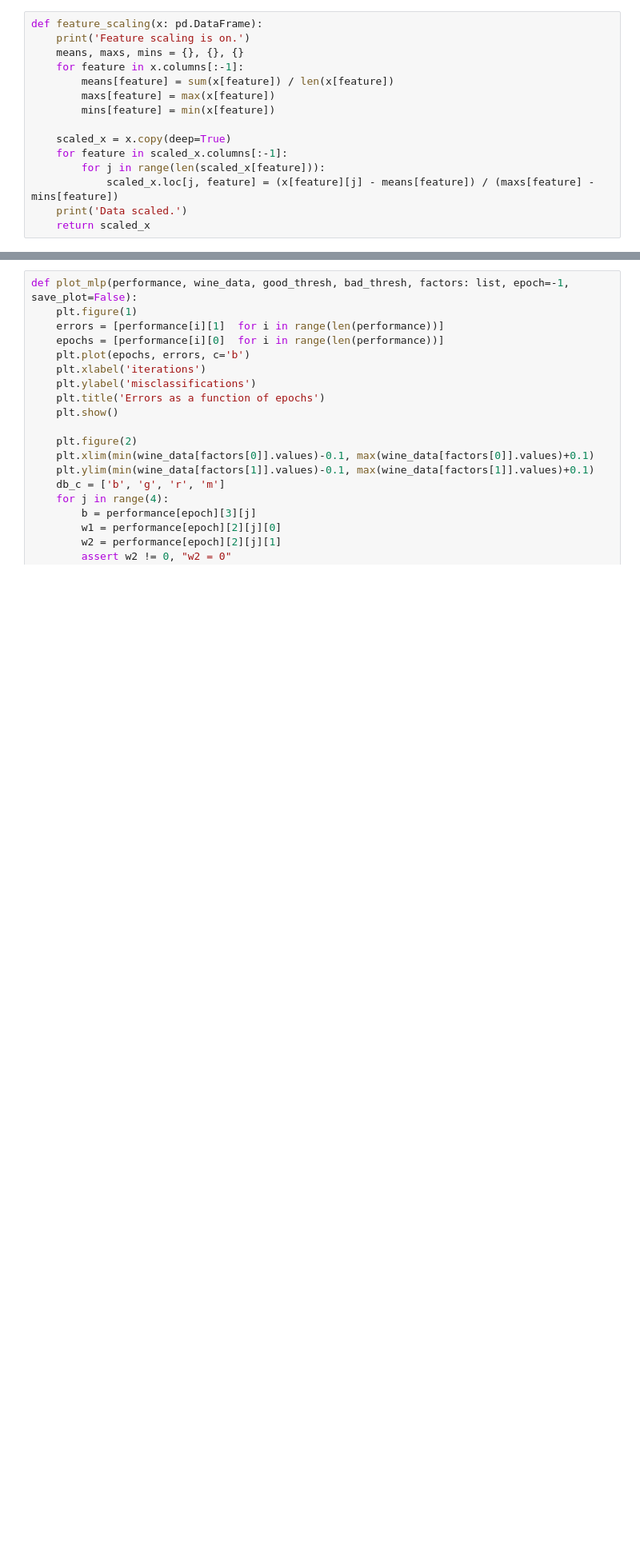
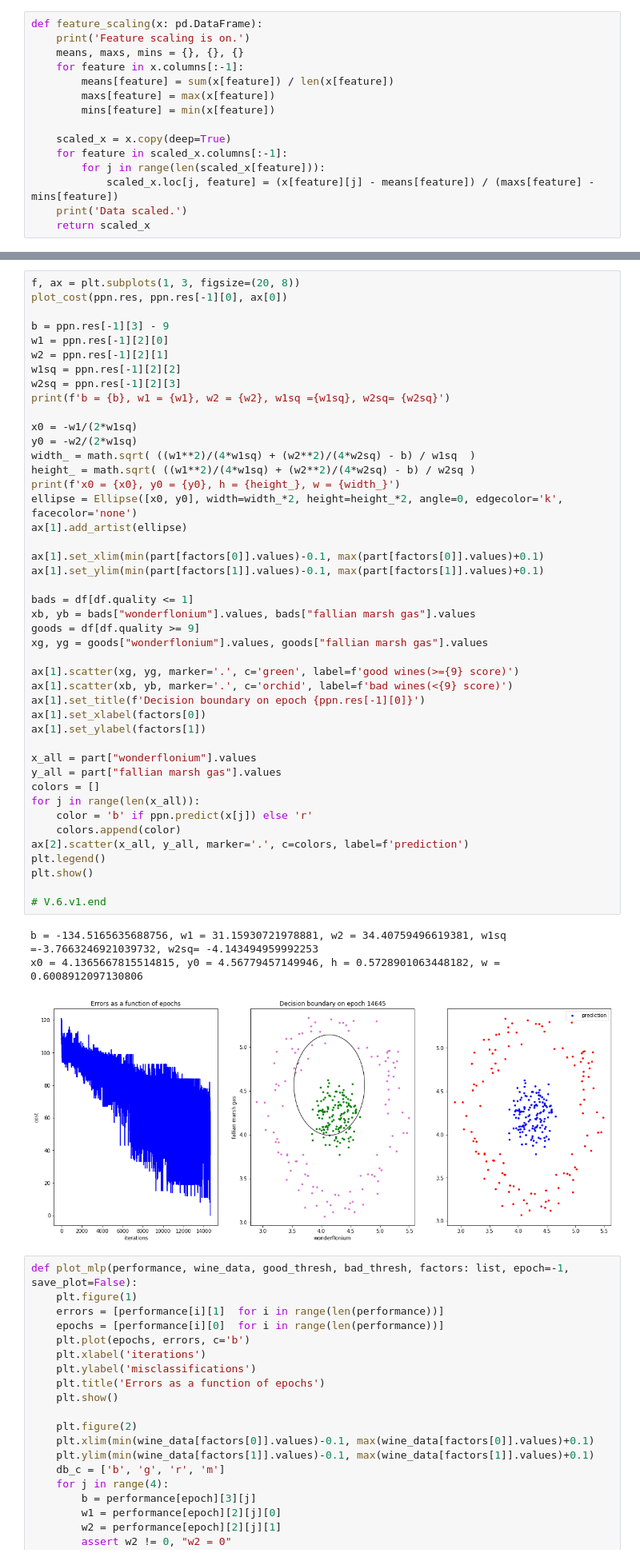
Before and after one commit to tsergien/sommelier, a Jupyter notebook: perceptron.ipynb, the cells around one changed output, grey strips where cells are left out. Shown at 80% size. Cells and saved outputs as stored; diff of their text form; blank space fills up the shorter version.

Commit message:
draw ellipse decision boundary

```diff
--- a/perceptron.ipynb
+++ b/perceptron.ipynb
@@ -444,3 +431,51 @@ Factors: ['density', 'alcohol', 'chlorides']
+# %%
+f, ax = plt.subplots(1, 3, figsize=(20, 8))
+plot_cost(ppn.res, ppn.res[-1][0], ax[0])
+
+b = ppn.res[-1][3] - 9
+w1 = ppn.res[-1][2][0]
+w2 = ppn.res[-1][2][1]
+w1sq = ppn.res[-1][2][2]
+w2sq = ppn.res[-1][2][3]
+print(f'b = {b}, w1 = {w1}, w2 = {w2}, w1sq ={w1sq}, w2sq= {w2sq}')
+
+x0 = -w1/(2*w1sq)
+y0 = -w2/(2*w1sq)
+width_ = math.sqrt( ((w1**2)/(4*w1sq) + (w2**2)/(4*w2sq) - b) / w1sq  )
+height_ = math.sqrt( ((w1**2)/(4*w1sq) + (w2**2)/(4*w2sq) - b) / w2sq )
+print(f'x0 = {x0}, y0 = {y0}, h = {height_}, w = {width_}')
+ellipse = Ellipse([x0, y0], width=width_*2, height=height_*2, angle=0, edgecolor='k', facecolor='none')
+ax[1].add_artist(ellipse)
+
+ax[1].set_xlim(min(part[factors[0]].values)-0.1, max(part[factors[0]].values)+0.1)
+ax[1].set_ylim(min(part[factors[1]].values)-0.1, max(part[factors[1]].values)+0.1)
+
+bads = df[df.quality <= 1]
+xb, yb = bads["wonderflonium"].values, bads["fallian marsh gas"].values
+goods = df[df.quality >= 9]
+xg, yg = goods["wonderflonium"].values, goods["fallian marsh gas"].values
+
+ax[1].scatter(xg, yg, marker='.', c='green', label=f'good wines(>={9} score)')
+ax[1].scatter(xb, yb, marker='.', c='orchid', label=f'bad wines(<{9} score)')
+ax[1].set_title(f'Decision boundary on epoch {ppn.res[-1][0]}')
+ax[1].set_xlabel(factors[0])
+ax[1].set_ylabel(factors[1])
+
+x_all = part["wonderflonium"].values
+y_all = part["fallian marsh gas"].values
+colors = []
+for j in range(len(x_all)):
+    color = 'b' if ppn.predict(x[j]) else 'r'
+    colors.append(color)
+ax[2].scatter(x_all, y_all, marker='.', c=colors, label=f'prediction')
+plt.legend()
+plt.show()
+
+# V.6.v1.end
+# %% [output]
+b = -134.5165635688756, w1 = 31.15930721978881, w2 = 34.40759496619381, w1sq =-3.7663246921039732, w2sq= -4.143494959992253
+x0 = 4.1365667815514815, y0 = 4.56779457149946, h = 0.5728901063448182, w = 0.6008912097130806
+[figure, added]
 # %%
 def plot_mlp(performance, wine_data, good_thresh, bad_thresh, factors: list, epoch=-1, save_plot=False):
     plt.figure(1)
```
Also changed, not shown: parts of 12 cells of this notebook.
